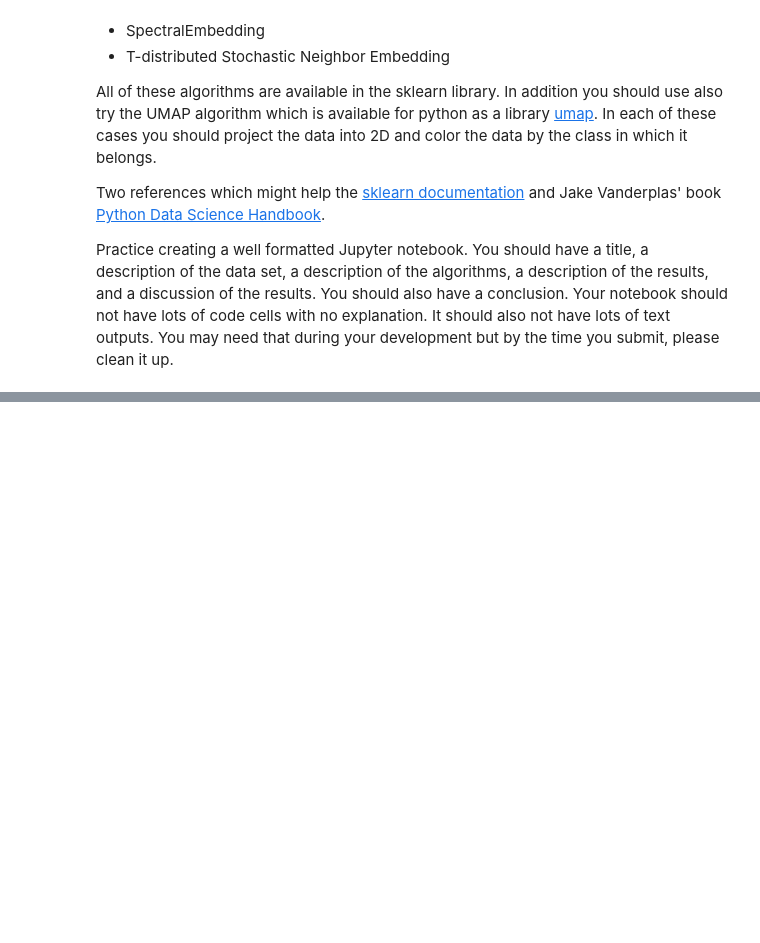
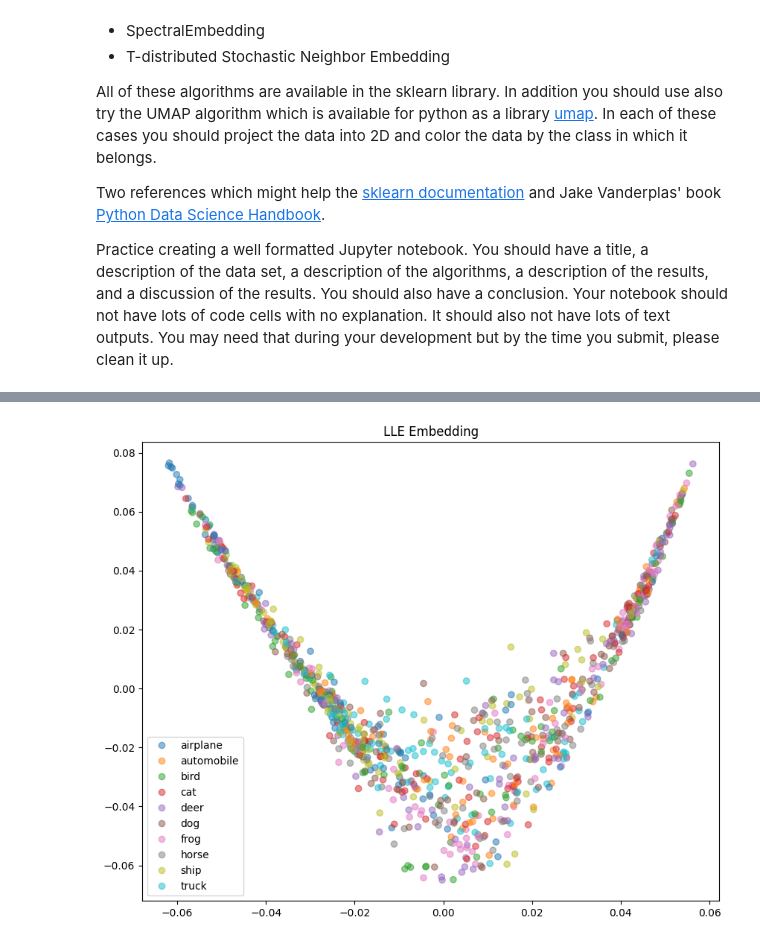
Before and after one commit to DataScienceAndEngineering/hw5-problem-1-2d-embedding-of-the-cifar-10-OluwaseunG, a Jupyter notebook: dsei2100s24hw5p1.ipynb, the cells around one changed output, grey strips where cells are left out. Cells and saved outputs as stored; diff of their text form; code cells hidden in the pictures; blank space fills up the shorter version.

```diff
--- a/dsei2100s24hw5p1.ipynb
+++ b/dsei2100s24hw5p1.ipynb
@@ -51,0 +107,6 @@ from torchvision.transforms import ToTensor
+# %%
+LLE= LocallyLinearEmbedding(n_components=2)
+LLE_embedding=LLE.fit_transform(subset)
+embedding_plot(LLE_embedding, subset_label, "LLE Embedding")
+# %% [output]
+[figure, added]
```
Also changed, not shown: parts of 18 cells of this notebook.
